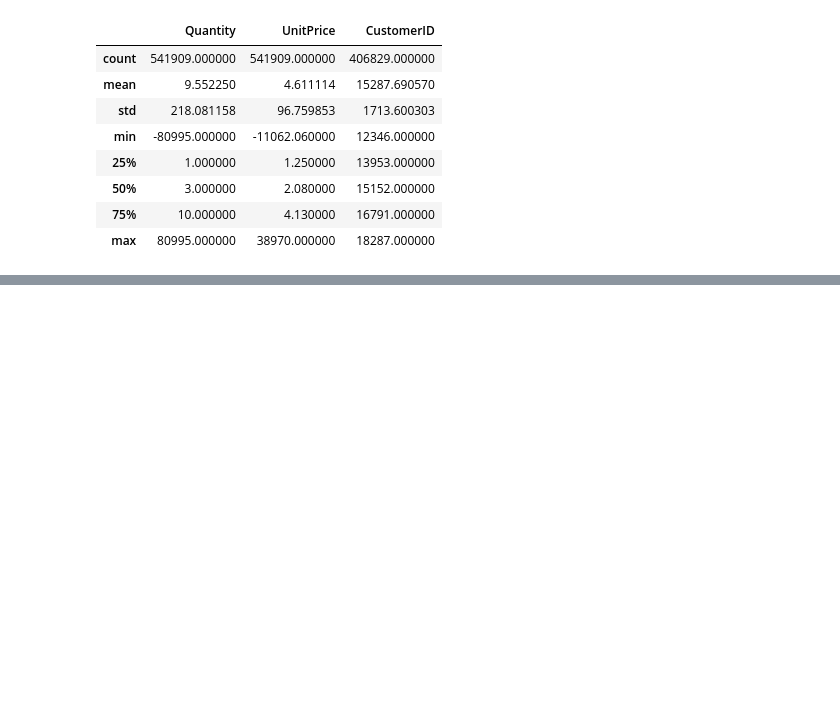
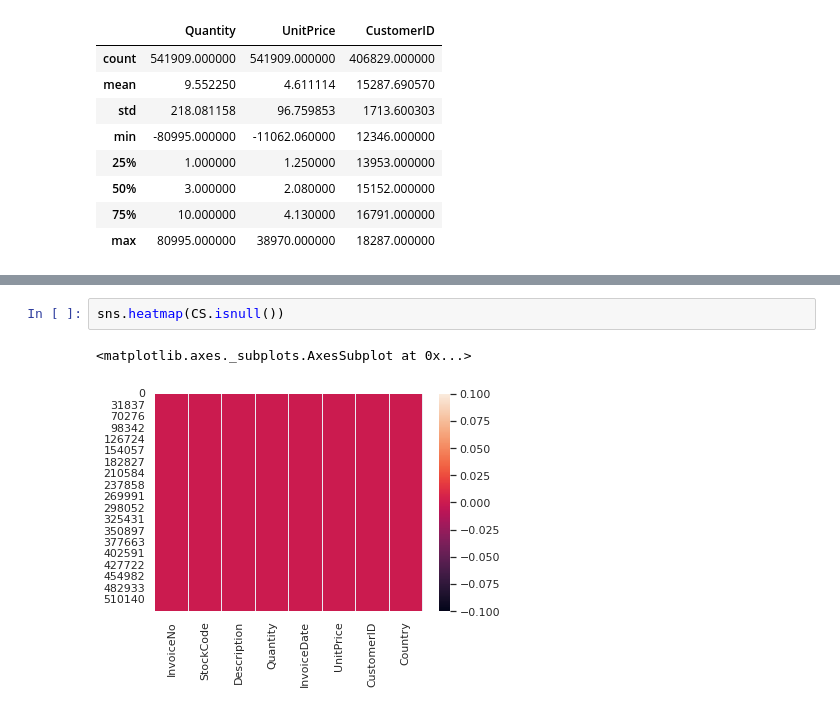
Before and after one commit to DrKamaleshR/Customersegmentation-unsupervised, a Jupyter notebook: Online_Retail_Customer_Segmentation_Capstone_Project.ipynb, the cells around one changed output, grey strips where cells are left out. Saved outputs shown, nothing was run; the diff lists cells and outputs as text; blank space fills up the shorter version.

```diff
--- a/Online_Retail_Customer_Segmentation_Capstone_Project.ipynb
+++ b/Online_Retail_Customer_Segmentation_Capstone_Project.ipynb
@@ -97,0 +113,5 @@ dtype: int64
+# %%
+sns.heatmap(CS.isnull())
+# %% [output]
+<matplotlib.axes._subplots.AxesSubplot at 0x...>
+[figure, added]
```
Also changed, not shown: parts of 16 cells of this notebook.
